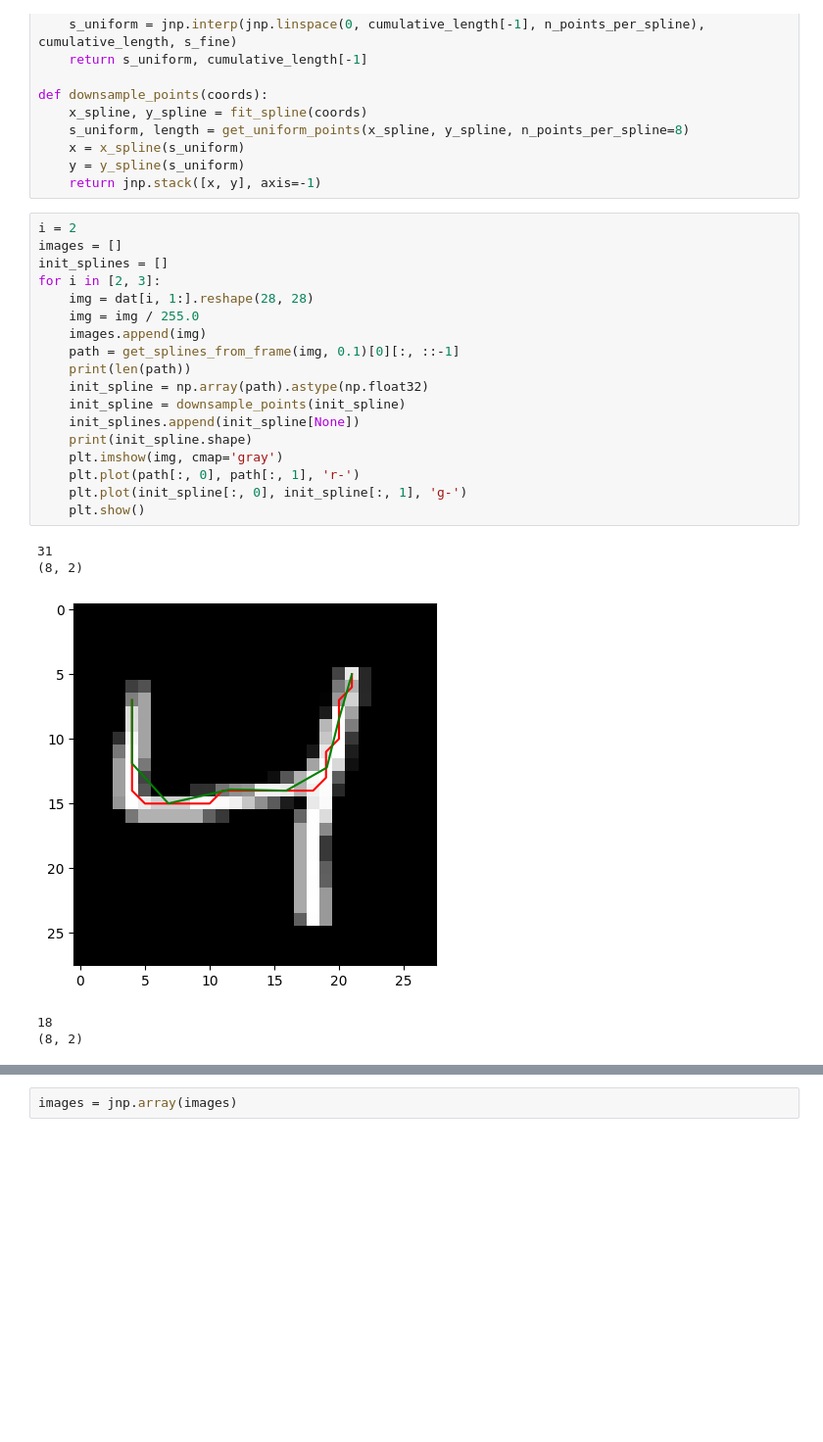
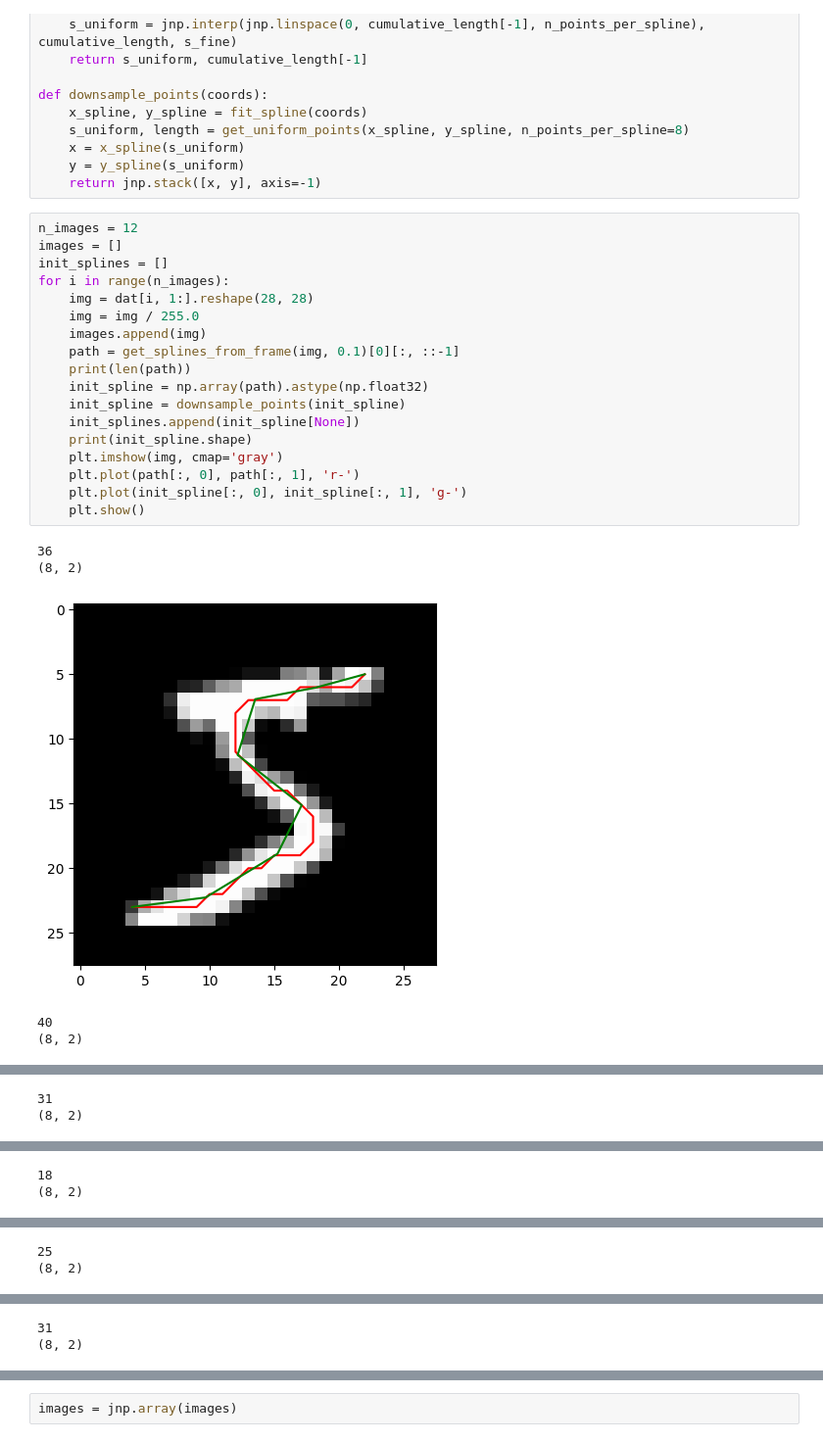
Before and after one commit to kirkegaardlab/splender, a Jupyter notebook: test_optax.ipynb, the cells around one changed output, grey strips where cells are left out. Shown at 98% size. Cells and saved outputs as stored; diff of their text form; blank space fills up the shorter version.

```diff
--- a/test_optax.ipynb
+++ b/test_optax.ipynb
@@ -48,26 +48,26 @@ def downsample_points(coords):
     y = y_spline(s_uniform)
     return jnp.stack([x, y], axis=-1)
 # %%
-i = 2
+n_images = 12
 images = []
 init_splines = []
-for i in [2, 3]:
+for i in range(n_images):
     img = dat[i, 1:].reshape(28, 28)
     img = img / 255.0
     images.append(img)
     path = get_splines_from_frame(img, 0.1)[0][:, ::-1]
     print(len(path))
     init_spline = np.array(path).astype(np.float32)
     init_spline = downsample_points(init_spline)
     init_splines.append(init_spline[None])
     print(init_spline.shape)
     plt.imshow(img, cmap='gray')
     plt.plot(path[:, 0], path[:, 1], 'r-')
     plt.plot(init_spline[:, 0], init_spline[:, 1], 'g-')
     plt.show()
 # %% [output]
-31
+36
 (8, 2)
-[figure, old version]
+[figure, new version]
-18
+40
 (8, 2)
@@ -74,0 +75,2 @@ for i in [2, 3]:
+31
+(8, 2)
@@ -74,0 +78,2 @@ for i in [2, 3]:
+18
+(8, 2)
@@ -74,0 +81,2 @@ for i in [2, 3]:
+25
+(8, 2)
@@ -74,0 +84,2 @@ for i in [2, 3]:
+31
+(8, 2)
```
Also changed, not shown: parts of 17 cells of this notebook.
